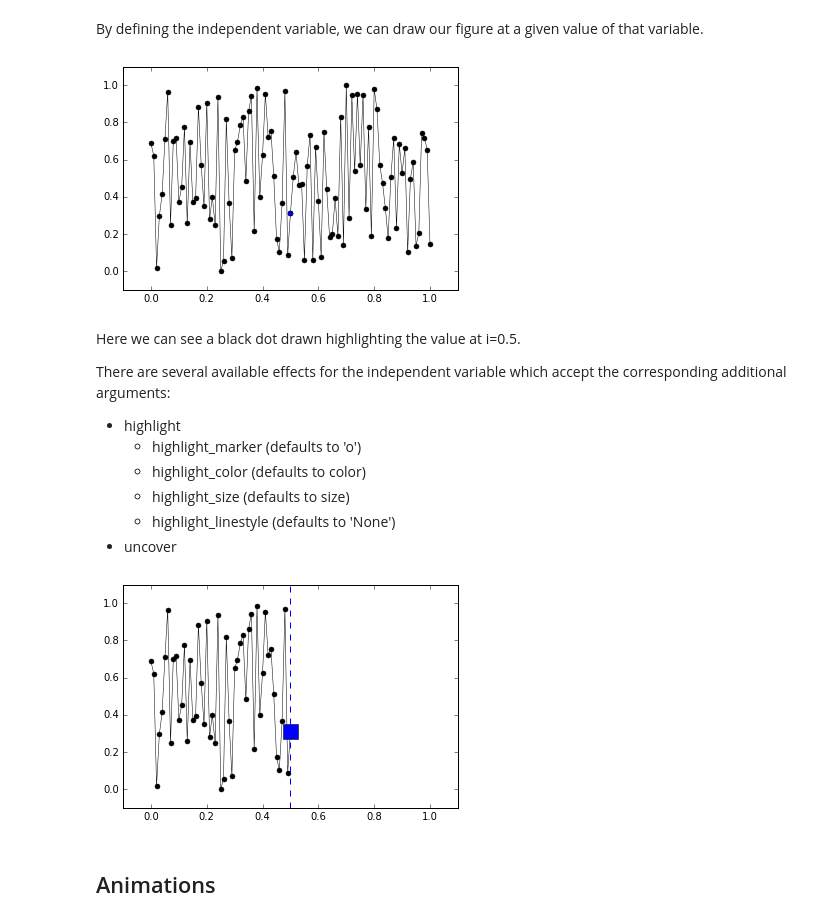
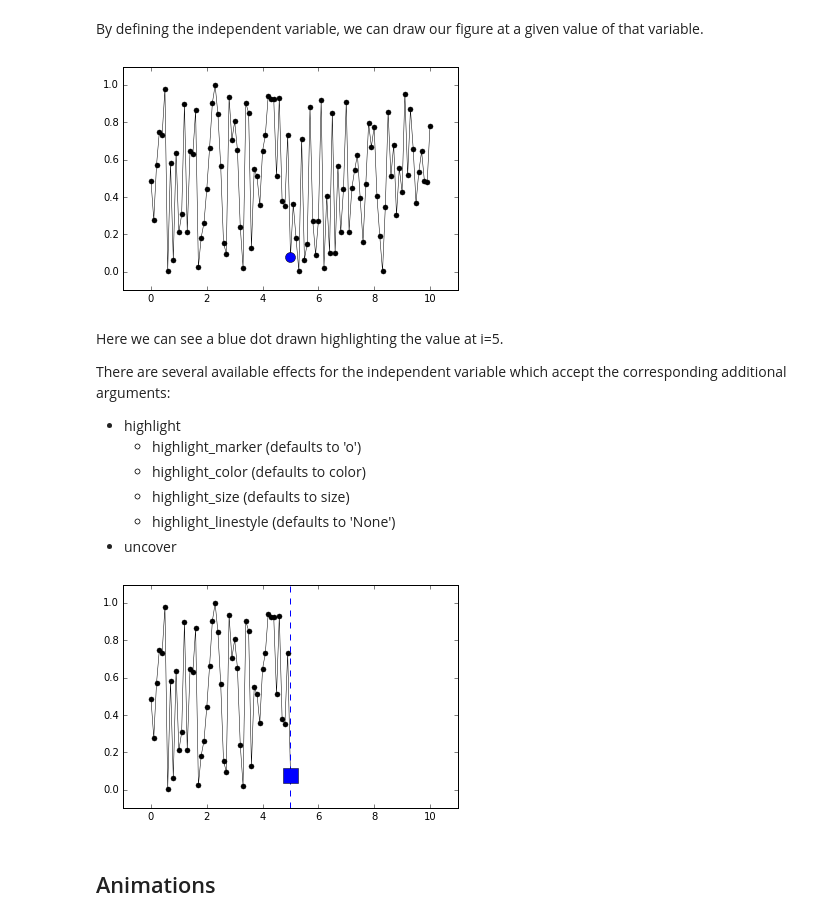
Before and after one commit to kecnry/autofig, a Jupyter notebook: examples/autofig_basics.ipynb, the cells around one changed output. Cells and saved outputs as stored; diff of their text form; code cells hidden in the pictures.

Commit message:
update tutorial
mainly to set data in range 0-10 so that its clear when values like padding are given in percent data units instead of in data/axes units.

```diff
--- a/examples/autofig_basics.ipynb
+++ b/examples/autofig_basics.ipynb
@@ -28,7 +28,7 @@ Using the top-down syntax there is really only one main call, autofig.plot.  Thi
 # %% [markdown]
 Let's start with a basic plot with just x and y data.
 # %%
-x = np.linspace(0,1,101)
+x = np.linspace(0,10,101)
 y = np.random.rand(101)
 # %% [markdown]
 By using the top-down syntax and not creating any objects, ``autofig`` will continue to "append" to the existing figure.  In order to start over and clear the figure and all previous commands, we'll call ``autofig.reset``.  We'll see later other ways to get around this.
@@ -293,11 +293,11 @@ By defining the independent variable, we can draw our figure at a given value of
 # %%
 autofig.reset()
 autofig.plot(x=x, y=y, i='x')
-autofig.draw(i=0.5)
+autofig.draw(i=5)
 # %% [output]
-[figure, old version]
+[figure, new version]
 # %% [markdown]
-Here we can see a black dot drawn highlighting the value at i=0.5.
+Here we can see a blue dot drawn highlighting the value at i=5.
 
 There are several available effects for the independent variable which accept the corresponding additional arguments:
 * highlight
@@ -315,9 +315,9 @@ autofig.plot(x=x, y=y, i='x',
              highlight_marker='s',
              highlight_size=3,
              highlight_linestyle='dashed')
-autofig.draw(i=0.5)
+autofig.draw(i=5)
 # %% [output]
-[figure, old version]
+[figure, new version]
 # %% [markdown]
 ## Animations
 # %% [markdown]
```
Also changed, not shown: parts of 31 cells of this notebook.
